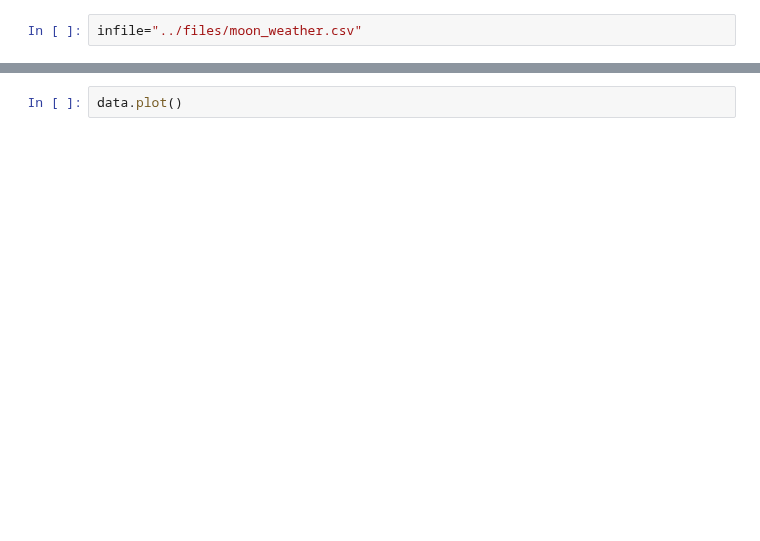
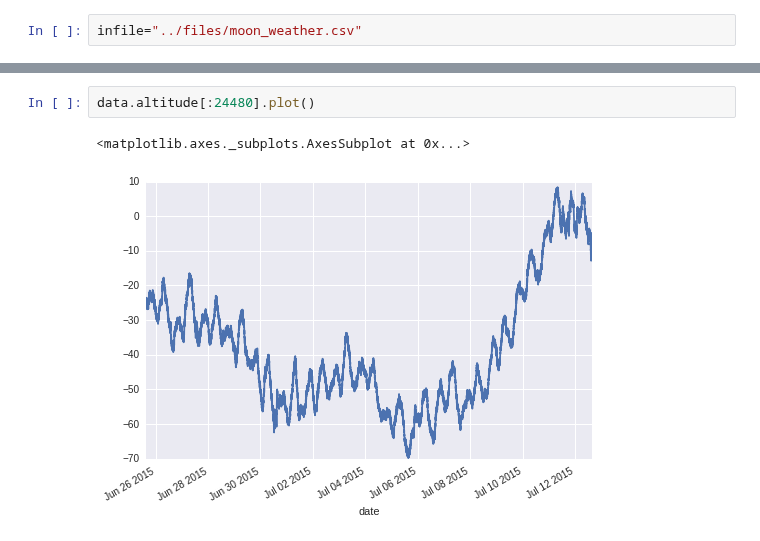
Before and after one commit to peakrisk/peakrisk, a Jupyter notebook: posts/machine-learning-in-the-atmosphere.ipynb, the cells around one changed output, grey strips where cells are left out. Saved outputs shown, nothing was run; the diff lists cells and outputs as text; blank space fills up the shorter version.

```diff
--- a/posts/machine-learning-in-the-atmosphere.ipynb
+++ b/posts/machine-learning-in-the-atmosphere.ipynb
@@ -22,2 +37,5 @@ OSError: File b'../files/moon_orbitals.csv' does not exist
 # %%
-data.plot()
+data.altitude[:24480].plot()
+# %% [output]
+<matplotlib.axes._subplots.AxesSubplot at 0x...>
+[figure, added]
```
Also changed, not shown: parts of 27 cells of this notebook, 29 other files.
